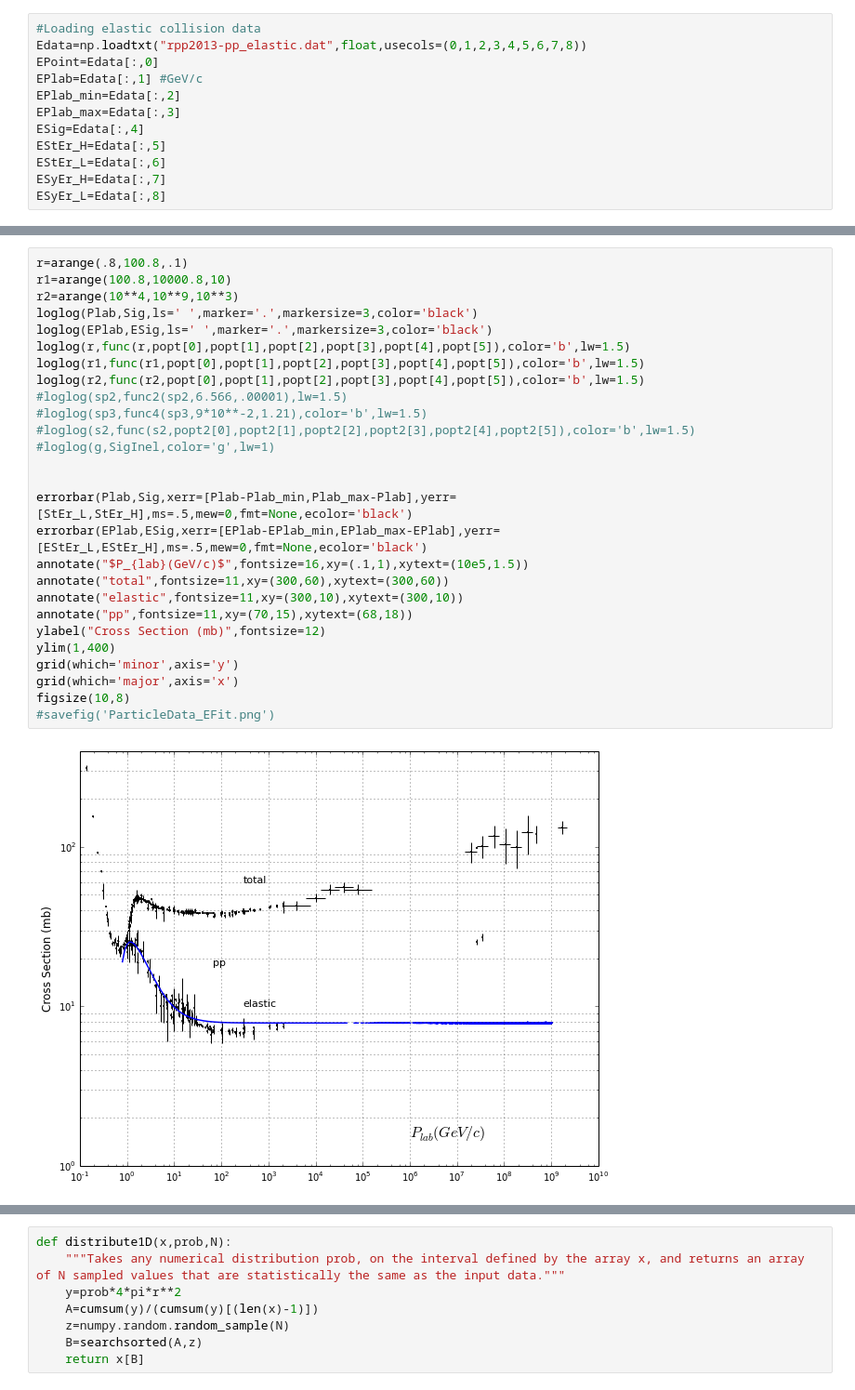
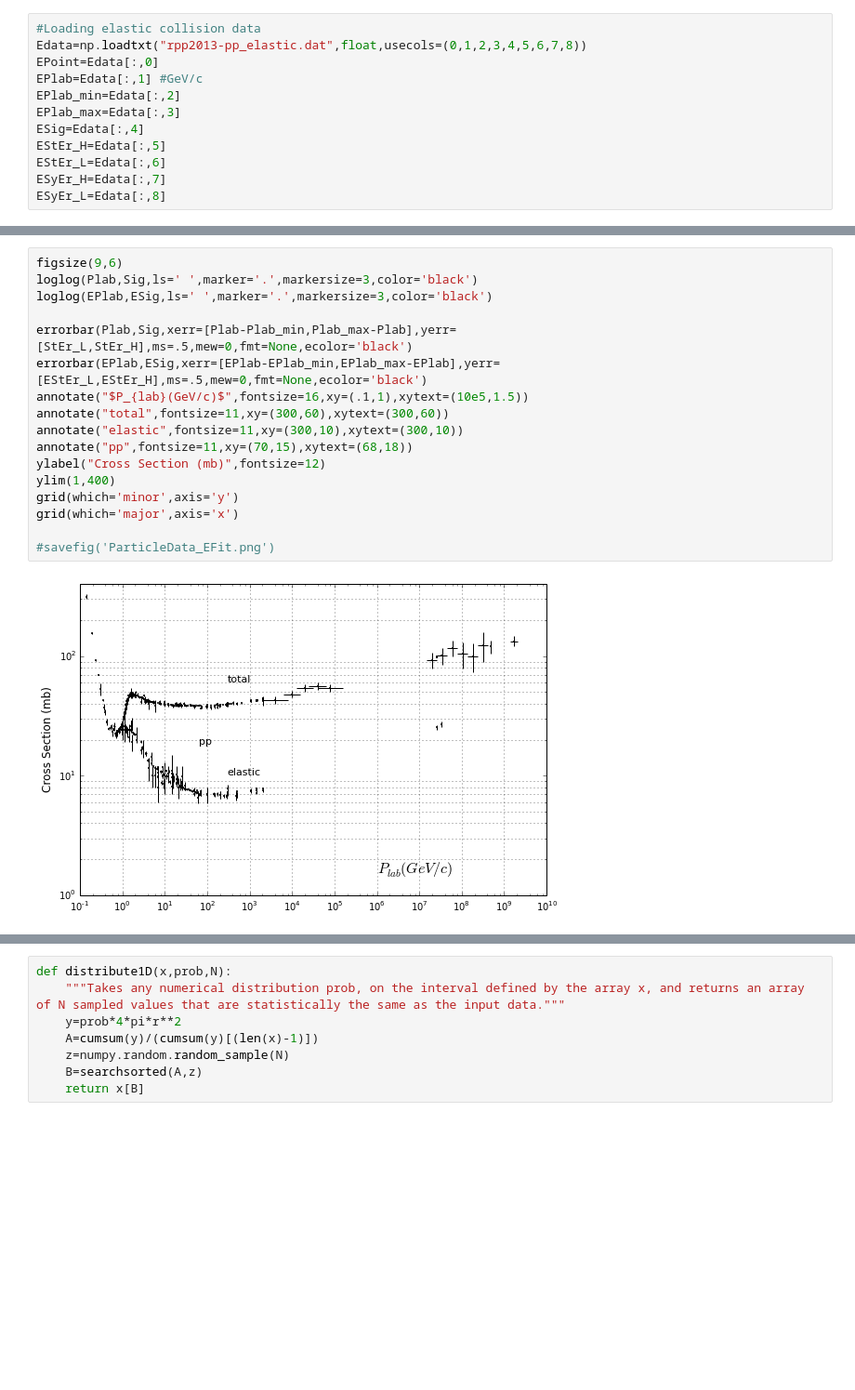
Before and after one commit to jdfreder/MCG, a Jupyter notebook: Project/NuclearInteractions.ipynb, the cells around one changed output, grey strips where cells are left out. Shown at 93% size. Drawn from its saved outputs; the diff is of its cells as text; blank space fills up the shorter version.

```diff
--- a/Project/NuclearInteractions.ipynb
+++ b/Project/NuclearInteractions.ipynb
@@ -111,29 +86,19 @@ RuntimeError: Optimal parameters not found: Number of calls to function has reac
 # %%
-r=arange(.8,100.8,.1)
-r1=arange(100.8,10000.8,10)
-r2=arange(10**4,10**9,10**3)
+figsize(9,6)
 loglog(Plab,Sig,ls=' ',marker='.',markersize=3,color='black')
 loglog(EPlab,ESig,ls=' ',marker='.',markersize=3,color='black')
-loglog(r,func(r,popt[0],popt[1],popt[2],popt[3],popt[4],popt[5]),color='b',lw=1.5)
-loglog(r1,func(r1,popt[0],popt[1],popt[2],popt[3],popt[4],popt[5]),color='b',lw=1.5)
-loglog(r2,func(r2,popt[0],popt[1],popt[2],popt[3],popt[4],popt[5]),color='b',lw=1.5)
-#loglog(sp2,func2(sp2,6.566,.00001),lw=1.5)
-#loglog(sp3,func4(sp3,9*10**-2,1.21),color='b',lw=1.5)
-#loglog(s2,func(s2,popt2[0],popt2[1],popt2[2],popt2[3],popt2[4],popt2[5]),color='b',lw=1.5)
-#loglog(g,SigInel,color='g',lw=1)
-
 
 errorbar(Plab,Sig,xerr=[Plab-Plab_min,Plab_max-Plab],yerr=[StEr_L,StEr_H],ms=.5,mew=0,fmt=None,ecolor='black')
 errorbar(EPlab,ESig,xerr=[EPlab-EPlab_min,EPlab_max-EPlab],yerr=[EStEr_L,EStEr_H],ms=.5,mew=0,fmt=None,ecolor='black')
 annotate("$P_{lab}(GeV/c)$",fontsize=16,xy=(.1,1),xytext=(10e5,1.5))
 annotate("total",fontsize=11,xy=(300,60),xytext=(300,60))
 annotate("elastic",fontsize=11,xy=(300,10),xytext=(300,10))
 annotate("pp",fontsize=11,xy=(70,15),xytext=(68,18))
 ylabel("Cross Section (mb)",fontsize=12)
 ylim(1,400)
 grid(which='minor',axis='y')
 grid(which='major',axis='x')
-figsize(10,8)
+
 #savefig('ParticleData_EFit.png')
 # %% [output]
-[figure, old version]
+[figure, new version]
```
Also changed, not shown: parts of 22 cells of this notebook, 3 other files.
